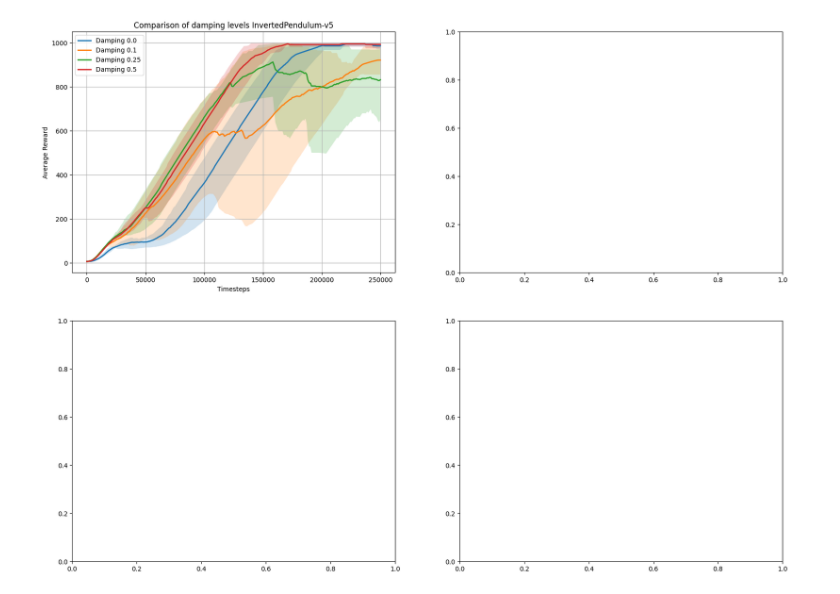
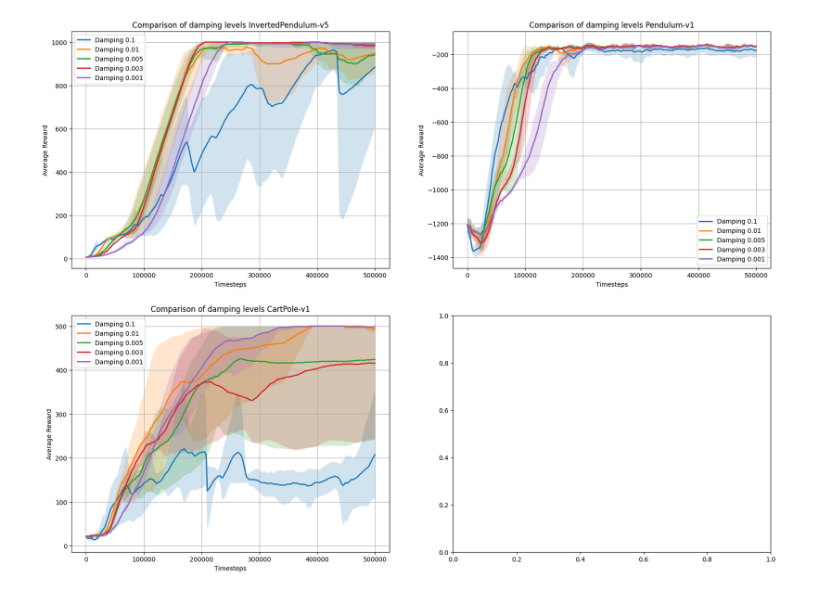
Before and after one commit to aryangarg794/RL-Algorithms, a Jupyter notebook: notebooks/trpo_sb3_check.ipynb, the cells around one changed output. Saved outputs shown, nothing was run; the diff lists cells and outputs as text; code cells hidden in the pictures.

Commit message:
trpo finished

```diff
--- a/notebooks/trpo_sb3_check.ipynb
+++ b/notebooks/trpo_sb3_check.ipynb
@@ -28,35 +28,36 @@ states, _, _, _, _ = agent.runner.envs.step(actions)
 # %%
 import dill
 import matplotlib.pyplot as plt
 import numpy as np
 
-env_ids = ["InvertedPendulum-v5", "Pendulum-v5", ]
-dampings = ["0.0", "0.1", "0.25", "0.5"]
-timesteps_final = 250000
+env_ids = ["InvertedPendulum-v5", "Pendulum-v1", "CartPole-v1"]
+dampings = ["0.1", "0.01", "0.01", "0.005", "0.003", "0.001"]
+timesteps_final = 500000
 
 fig, axes = plt.subplots(2, 2, figsize=(20, 15))
-for damping, env_id, ax in zip(dampings, env_ids, axes.ravel()):
-    with open(f'../results/trpo/objs/damping_{damping}_{env_id}.pl', 'rb') as file:
-        results = dill.load(file)
+for env_id, ax in zip(env_ids, axes.ravel()):
+    for damping in dampings:
+        with open(f'../results/trpo/objs/tr_{damping}_{env_id}.pl', 'rb') as file:
+            results = dill.load(file)
 
-    data = np.asarray(results['ep_rew_mean'])
-    num_seeds, num_datapoints = data.shape
-    means = np.mean(data, axis=0)
-    timesteps = np.linspace(0, timesteps_final, num_datapoints)
+        data = np.asarray(results['ep_rew_mean'])
+        num_seeds, num_datapoints = data.shape
+        means = np.mean(data, axis=0)
+        timesteps = np.linspace(0, timesteps_final, num_datapoints)
 
-    lower_bound = np.percentile(data, q=100-95, axis=0)
-    upper_bound = np.percentile(data, q=95, axis=0)
-    ax.plot(timesteps, means, label=f"Damping {damping}", linewidth=2)
-    ax.fill_between(
-        timesteps,
-        lower_bound,
-        upper_bound,
-        alpha=0.2,
-    )
-    ax.set_title(f"Comparison of damping levels {env_id}")
-    ax.set_xlabel("Timesteps")
-    ax.set_ylabel("Average Reward")
-    ax.grid(True)
-    ax.legend()
+        lower_bound = np.percentile(data, q=100-95, axis=0)
+        upper_bound = np.percentile(data, q=95, axis=0)
+        ax.plot(timesteps, means, label=f"Damping {damping}", linewidth=2)
+        ax.fill_between(
+            timesteps,
+            lower_bound,
+            upper_bound,
+            alpha=0.2,
+        )
+        ax.set_title(f"Comparison of damping levels {env_id}")
+        ax.set_xlabel("Timesteps")
+        ax.set_ylabel("Average Reward")
+        ax.grid(True)
+        ax.legend()
 # %% [output]
-[figure, old version]
+[figure, new version]
```
Also changed, not shown: 34 other files.
